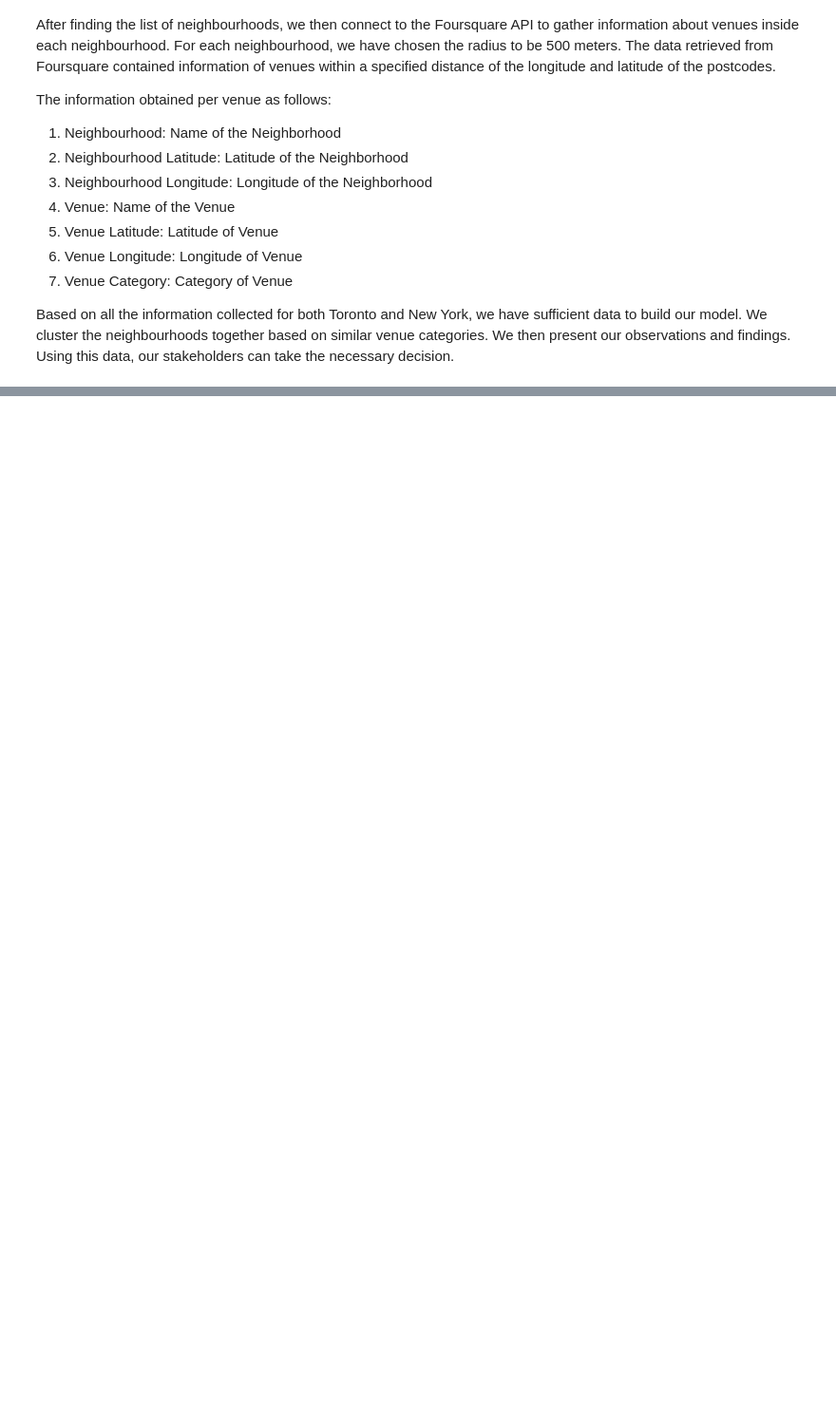
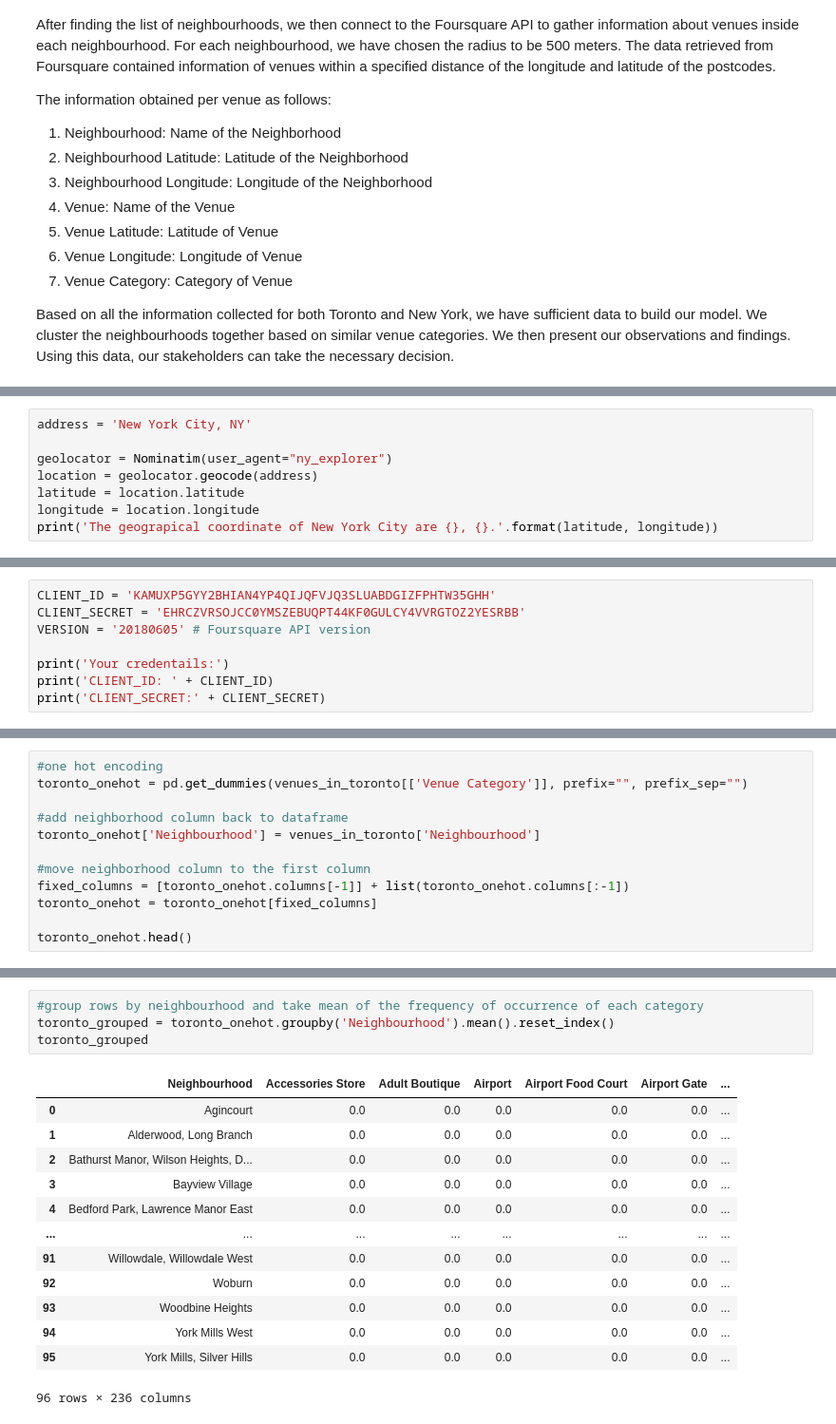
Before and after one commit to Arasool31/Capstone-Project---The-Battle-of-Neighborhoods, a Jupyter notebook: Where Should You Go.ipynb, the cells around one changed output, grey strips where cells are left out. Shown at 95% size. Cells and saved outputs as stored; diff of their text form; blank space fills up the shorter version.

```diff
--- a/Where Should You Go.ipynb
+++ b/Where Should You Go.ipynb
@@ -58,0 +297,8 @@ Based on all the information collected for both Toronto and New York, we have su
+# %%
+address = 'New York City, NY'
+
+geolocator = Nominatim(user_agent="ny_explorer")
+location = geolocator.geocode(address)
+latitude = location.latitude
+longitude = location.longitude
+print('The geograpical coordinate of New York City are {}, {}.'.format(latitude, longitude))
@@ -58,0 +336,8 @@ Based on all the information collected for both Toronto and New York, we have su
+# %%
+CLIENT_ID = 'KAMUXP5GYY2BHIAN4YP4QIJQFVJQ3SLUABDGIZFPHTW35GHH'
+CLIENT_SECRET = 'EHRCZVRSOJCC0YMSZEBUQPT44KF0GULCY4VVRGTOZ2YESRBB'
+VERSION = '20180605' # Foursquare API version
+
+print('Your credentails:')
+print('CLIENT_ID: ' + CLIENT_ID)
+print('CLIENT_SECRET:' + CLIENT_SECRET)
@@ -58,0 +456,12 @@ Based on all the information collected for both Toronto and New York, we have su
+# %%
+#one hot encoding
+toronto_onehot = pd.get_dummies(venues_in_toronto[['Venue Category']], prefix="", prefix_sep="")
+
+#add neighborhood column back to dataframe
+toronto_onehot['Neighbourhood'] = venues_in_toronto['Neighbourhood']
+
+#move neighborhood column to the first column
+fixed_columns = [toronto_onehot.columns[-1]] + list(toronto_onehot.columns[:-1])
+toronto_onehot = toronto_onehot[fixed_columns]
+
+toronto_onehot.head()
@@ -58,0 +476,18 @@ Based on all the information collected for both Toronto and New York, we have su
+# %%
+#group rows by neighbourhood and take mean of the frequency of occurrence of each category
+toronto_grouped = toronto_onehot.groupby('Neighbourhood').mean().reset_index()
+toronto_grouped
+# %% [output]
+|  | Neighbourhood | Accessories Store | Adult Boutique | Airport | Airport Food Court | Airport Gate | ... |
+| 0 | Agincourt | 0.0 | 0.0 | 0.0 | 0.0 | 0.0 | ... |
+| 1 | Alderwood, Long Branch | 0.0 | 0.0 | 0.0 | 0.0 | 0.0 | ... |
+| 2 | Bathurst Manor, Wilson Heights, D... | 0.0 | 0.0 | 0.0 | 0.0 | 0.0 | ... |
+| 3 | Bayview Village | 0.0 | 0.0 | 0.0 | 0.0 | 0.0 | ... |
+| 4 | Bedford Park, Lawrence Manor East | 0.0 | 0.0 | 0.0 | 0.0 | 0.0 | ... |
+| ... | ... | ... | ... | ... | ... | ... | ... |
+| 91 | Willowdale, Willowdale West | 0.0 | 0.0 | 0.0 | 0.0 | 0.0 | ... |
+| 92 | Woburn | 0.0 | 0.0 | 0.0 | 0.0 | 0.0 | ... |
+| 93 | Woodbine Heights | 0.0 | 0.0 | 0.0 | 0.0 | 0.0 | ... |
+| 94 | York Mills West | 0.0 | 0.0 | 0.0 | 0.0 | 0.0 | ... |
+| 95 | York Mills, Silver Hills | 0.0 | 0.0 | 0.0 | 0.0 | 0.0 | ... |
+96 rows × 236 columns
```
Also changed, not shown: parts of 95 cells of this notebook.
